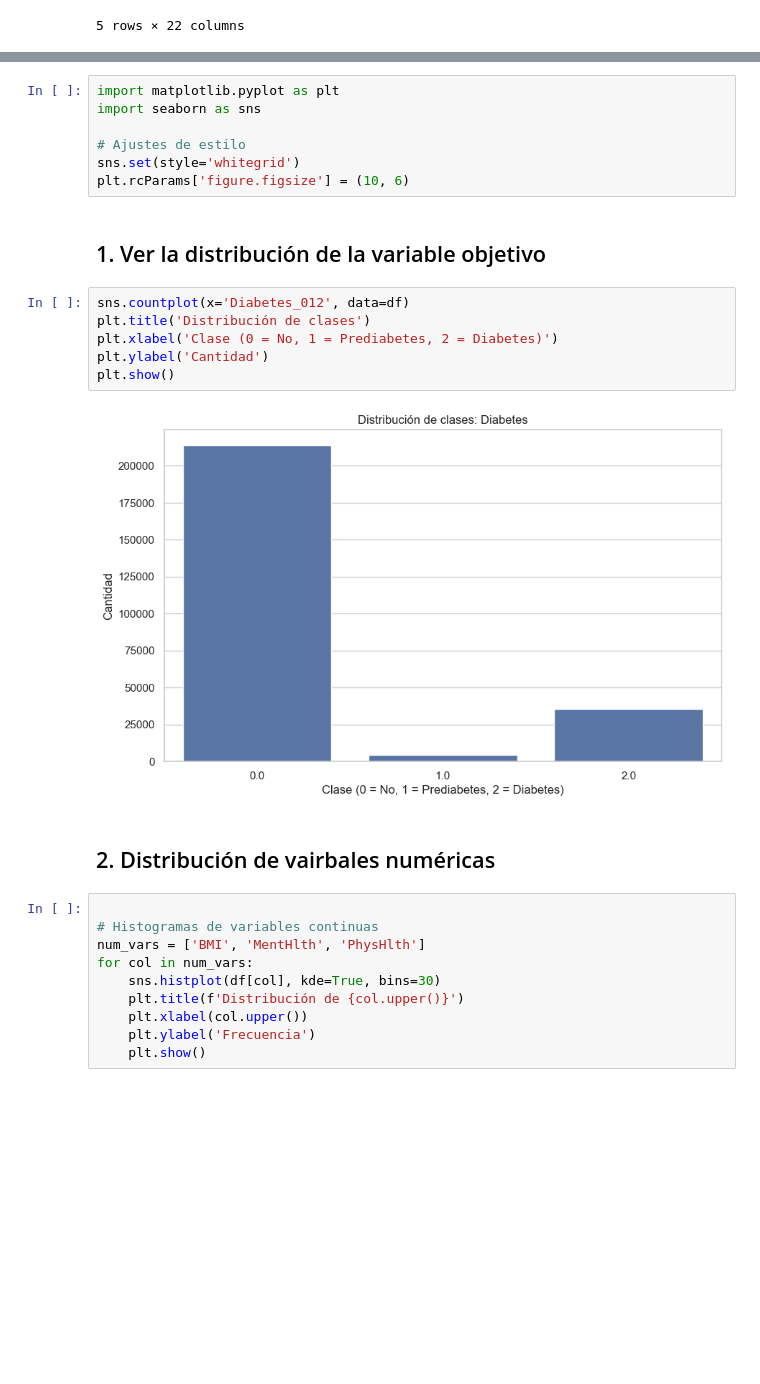
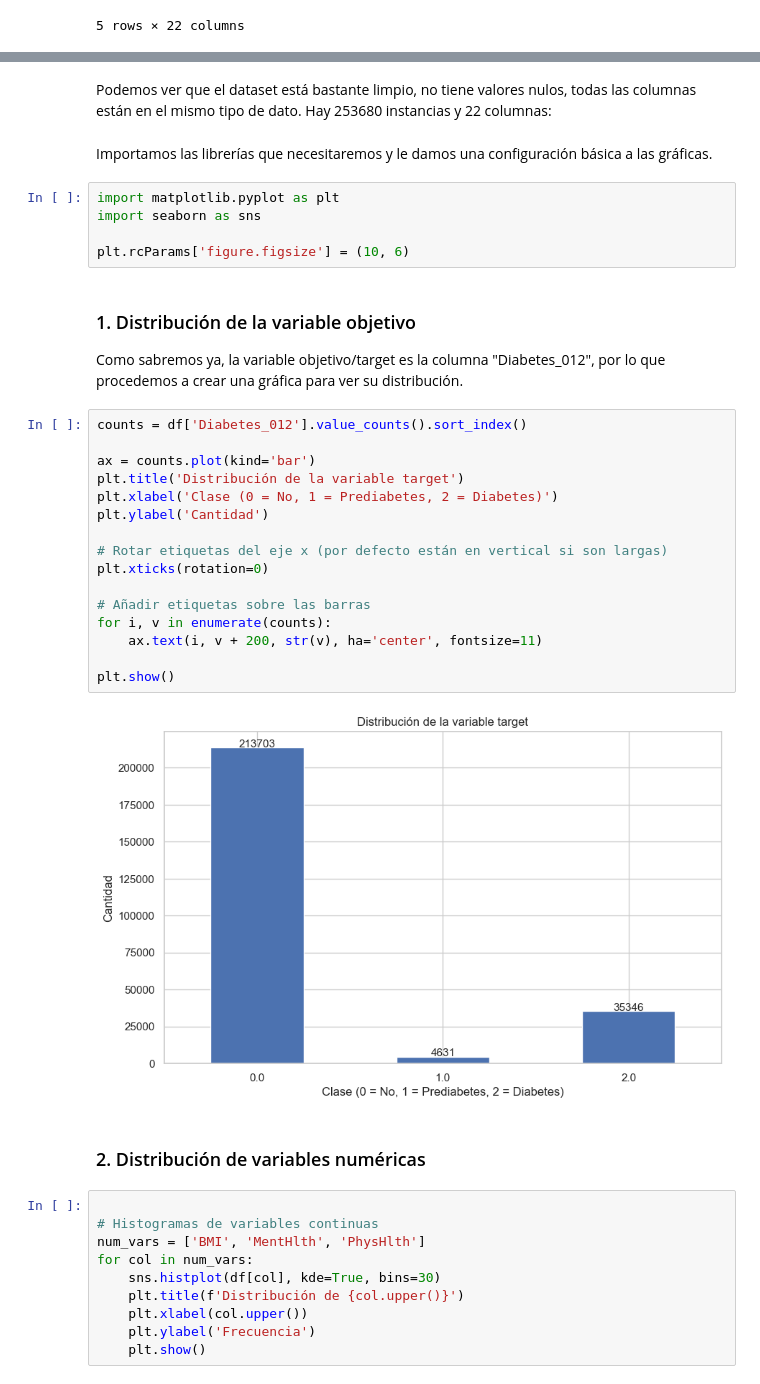
Before and after one commit to Bootcamp-IA-P4/multiclase-classifier_e2, a Jupyter notebook: docs/eda.ipynb, the cells around one changed output, grey strips where cells are left out. Cells and saved outputs as stored; diff of their text form; blank space fills up the shorter version.

Commit message:
feat: added more info & more graphs in eda.ipynb

```diff
--- a/docs/eda.ipynb
+++ b/docs/eda.ipynb
@@ -39,22 +54,36 @@ df.head()
+# %% [markdown]
+Podemos ver que el dataset está bastante limpio, no tiene valores nulos, todas las columnas están en el mismo tipo de dato. Hay 253680 instancias y 22 columnas:
+# %% [markdown]
+Importamos las librerías que necesitaremos y le damos una configuración básica a las gráficas.
 # %%
 import matplotlib.pyplot as plt
 import seaborn as sns
 
-# Ajustes de estilo
-sns.set(style='whitegrid')
 plt.rcParams['figure.figsize'] = (10, 6)
 # %% [markdown]
-## 1. Ver la distribución de la variable objetivo
+### 1. Distribución de la variable objetivo
+
+Como sabremos ya, la variable objetivo/target es la columna "Diabetes_012", por lo que procedemos a crear una gráfica para ver su distribución.
 # %%
-sns.countplot(x='Diabetes_012', data=df)
-plt.title('Distribución de clases')
+counts = df['Diabetes_012'].value_counts().sort_index()
+
+ax = counts.plot(kind='bar')
+plt.title('Distribución de la variable target')
 plt.xlabel('Clase (0 = No, 1 = Prediabetes, 2 = Diabetes)')
 plt.ylabel('Cantidad')
+
+# Rotar etiquetas del eje x (por defecto están en vertical si son largas)
+plt.xticks(rotation=0)
+
+# Añadir etiquetas sobre las barras
+for i, v in enumerate(counts):
+    ax.text(i, v + 200, str(v), ha='center', fontsize=11)
+
 plt.show()
 # %% [output]
-[figure, old version]
+[figure, new version]
 # %% [markdown]
-## 2. Distribución de vairbales numéricas
+### 2. Distribución de variables numéricas
 # %%
 
 # Histogramas de variables continuas
```
Also changed, not shown: parts of 20 cells of this notebook.
